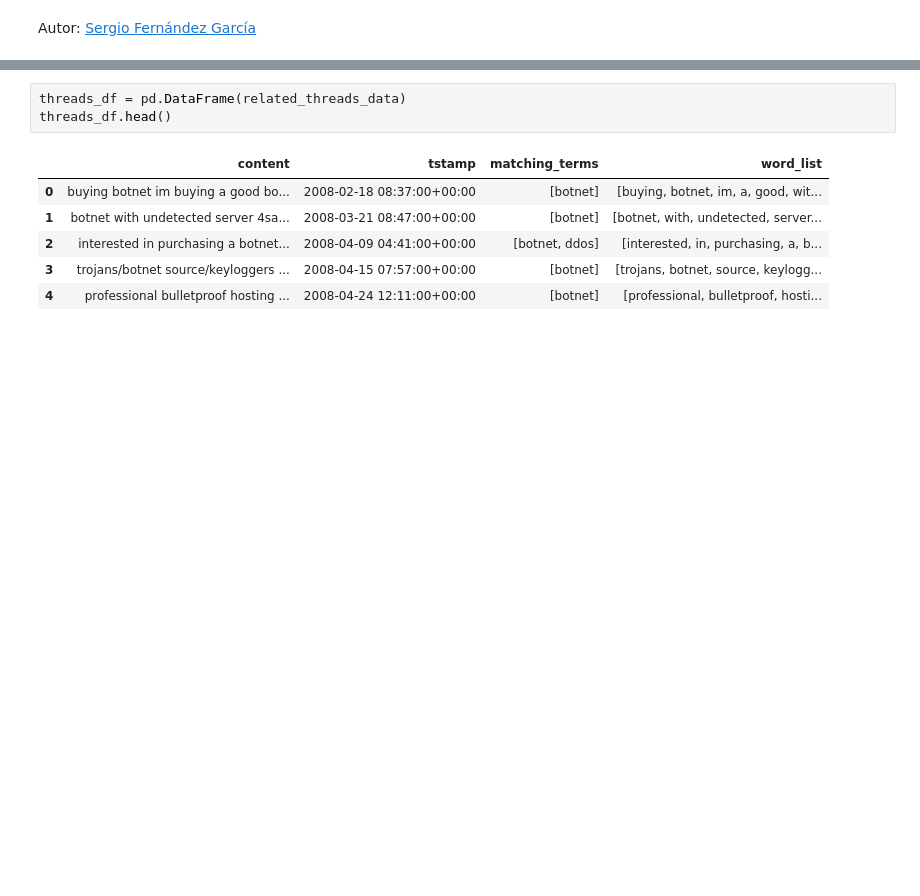
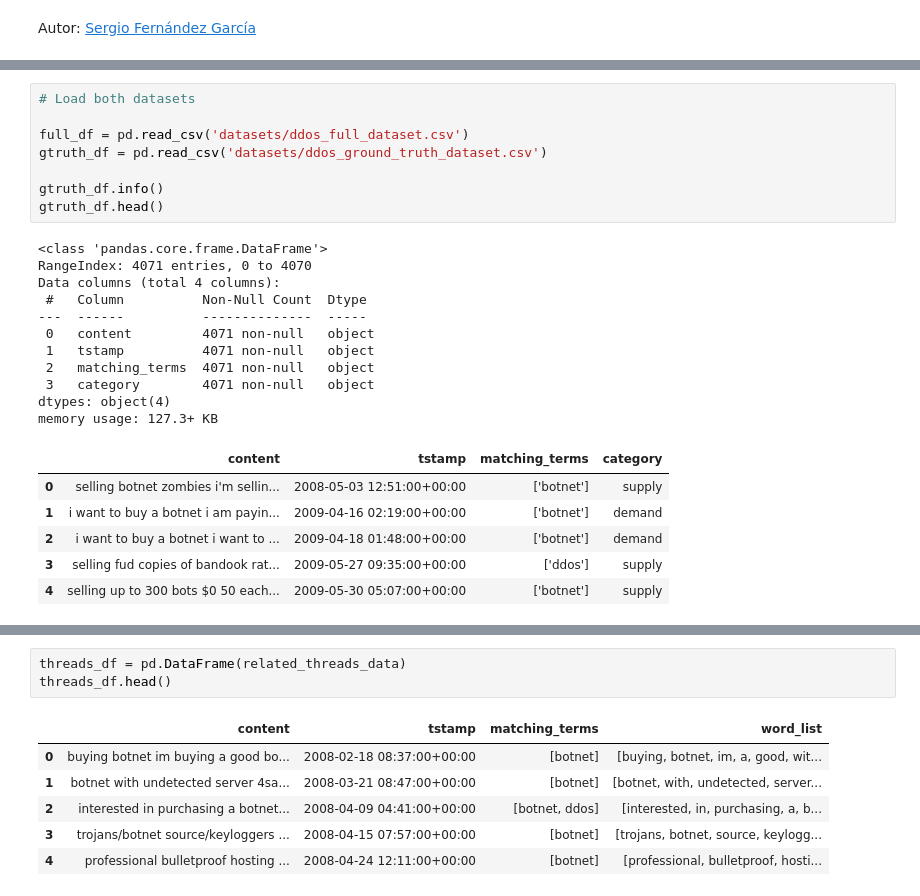
Before and after one commit to serfer2/tfm, a Jupyter notebook: notebook.ipynb, the cells around one changed output, grey strips where cells are left out. Drawn from its saved outputs; the diff is of its cells as text; blank space fills up the shorter version.

```diff
--- a/notebook.ipynb
+++ b/notebook.ipynb
@@ -78,0 +42,26 @@ print(f'*** Elapsed Time ...... {end - start}')
+# %%
+# Load both datasets
+
+full_df = pd.read_csv('datasets/ddos_full_dataset.csv')
+gtruth_df = pd.read_csv('datasets/ddos_ground_truth_dataset.csv')
+
+gtruth_df.info()
+gtruth_df.head()
+# %% [output]
+<class 'pandas.core.frame.DataFrame'>
+RangeIndex: 4071 entries, 0 to 4070
+Data columns (total 4 columns):
+ #   Column          Non-Null Count  Dtype
+---  ------          --------------  -----
+ 0   content         4071 non-null   object
+ 1   tstamp          4071 non-null   object
+ 2   matching_terms  4071 non-null   object
+ 3   category        4071 non-null   object
+dtypes: object(4)
+memory usage: 127.3+ KB
+|  | content | tstamp | matching_terms | category |
+| 0 | selling botnet zombies i'm sellin... | 2008-05-03 12:51:00+00:00 | ['botnet'] | supply |
+| 1 | i want to buy a botnet i am payin... | 2009-04-16 02:19:00+00:00 | ['botnet'] | demand |
+| 2 | i want to buy a botnet i want to ... | 2009-04-18 01:48:00+00:00 | ['botnet'] | demand |
+| 3 | selling fud copies of bandook rat... | 2009-05-27 09:35:00+00:00 | ['ddos'] | supply |
+| 4 | selling up to 300 bots $0 50 each... | 2009-05-30 05:07:00+00:00 | ['botnet'] | supply |
```
Also changed, not shown: parts of 13 cells of this notebook, 3 other files.
